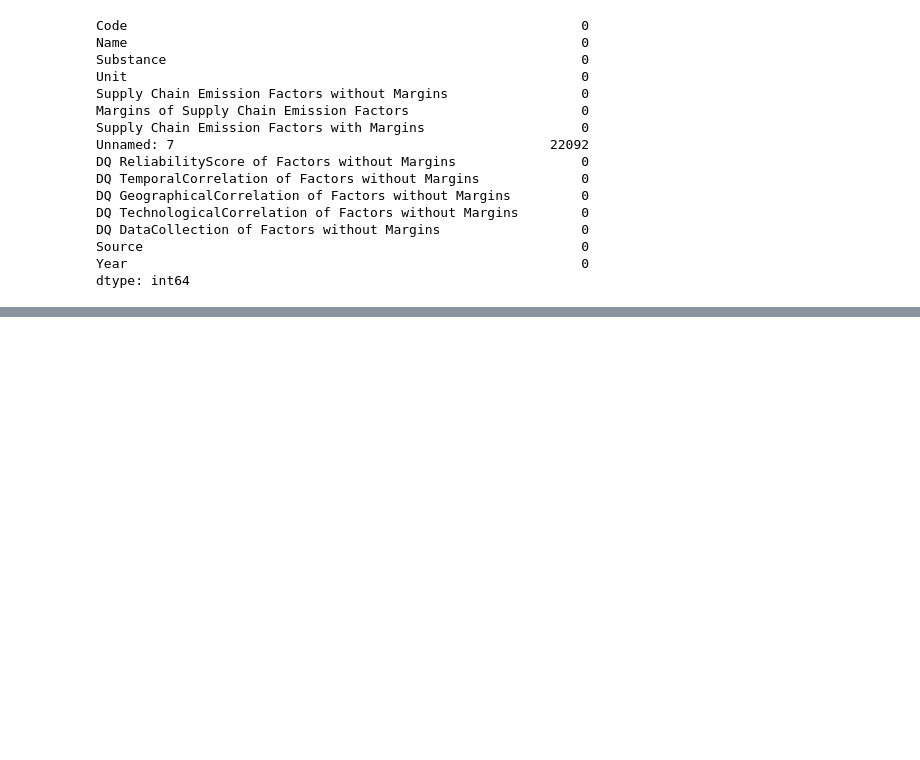
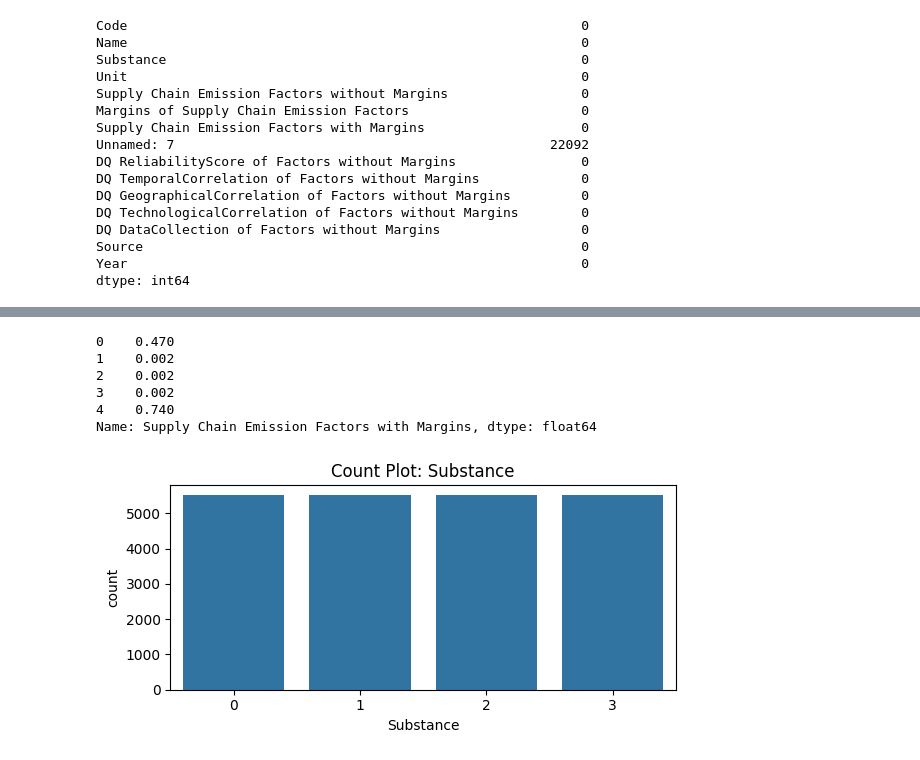
Before and after one commit to rajnishkr45/ghg_emission_prediction_model, a Jupyter notebook: GHG_Emissions_Prediction.ipynb, the cells around one changed output, grey strips where cells are left out. Saved outputs shown, nothing was run; the diff lists cells and outputs as text; code cells hidden in the pictures; blank space fills up the shorter version.

```diff
--- a/GHG_Emissions_Prediction.ipynb
+++ b/GHG_Emissions_Prediction.ipynb
@@ -156,0 +407,2 @@ dtype: int64
+# %%
+df.drop(columns=['Name','Code','Year'], inplace=True)
@@ -156,0 +442,19 @@ dtype: int64
+# %%
+y.head()
+# %% [output]
+0    0.470
+1    0.002
+2    0.002
+3    0.002
+4    0.740
+Name: Supply Chain Emission Factors with Margins, dtype: float64
+# %%
+# Count plot for Substance
+plt.figure(figsize=(6, 3))
+sns.countplot(x=df["Substance"])
+plt.title("Count Plot: Substance")
+plt.xticks()
+plt.tight_layout()
+plt.show()
+# %% [output]
+[figure, added]
```
Also changed, not shown: parts of 40 cells of this notebook.
